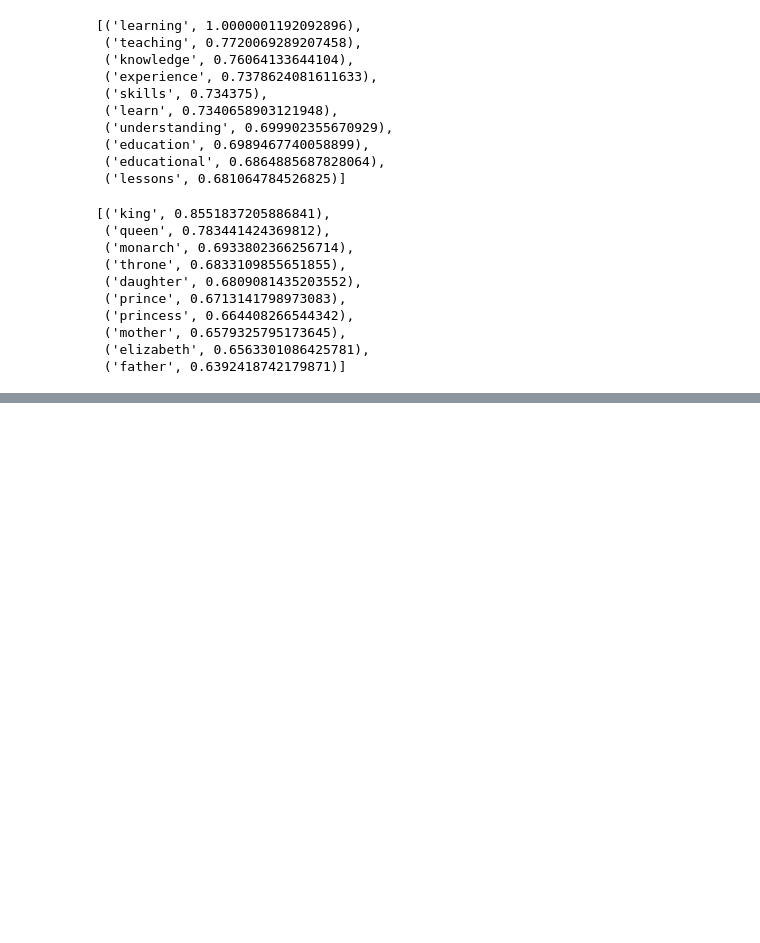
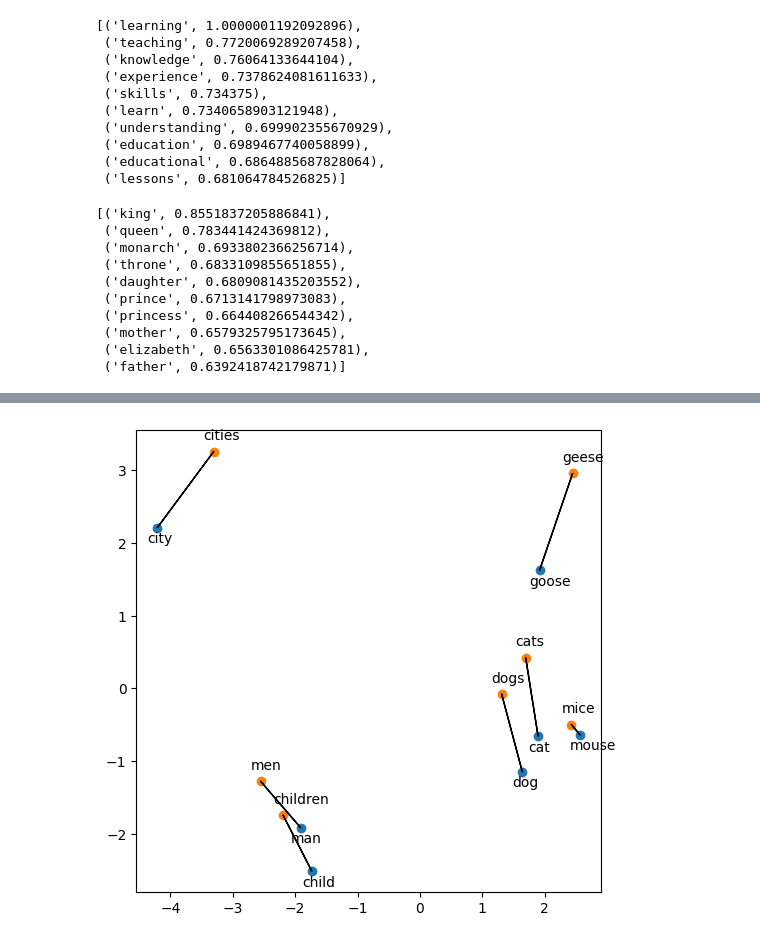
Before and after one commit to pierrepo/handson-scientific-literature-embeddings, a Jupyter notebook: content/word_embeddings.ipynb, the cells around one changed output, grey strips where cells are left out. Saved outputs shown, nothing was run; the diff lists cells and outputs as text; code cells hidden in the pictures; blank space fills up the shorter version.

```diff
--- a/content/word_embeddings.ipynb
+++ b/content/word_embeddings.ipynb
@@ -157,0 +161,6 @@ word_vectors = gensim.downloader.load("glove-wiki-gigaword-100")
+# %%
+singular_nouns = ["cat", "dog", "child", "mouse", "city", "man", "goose"]
+plural_nouns =   ["cats",  "dogs", "children",  "mice", "cities", "men", "geese"]
+plot_pairs(word_vectors, singular_nouns, plural_nouns)
+# %% [output]
+[figure, added]
```
Also changed, not shown: parts of 8 cells of this notebook, 1 other file.
